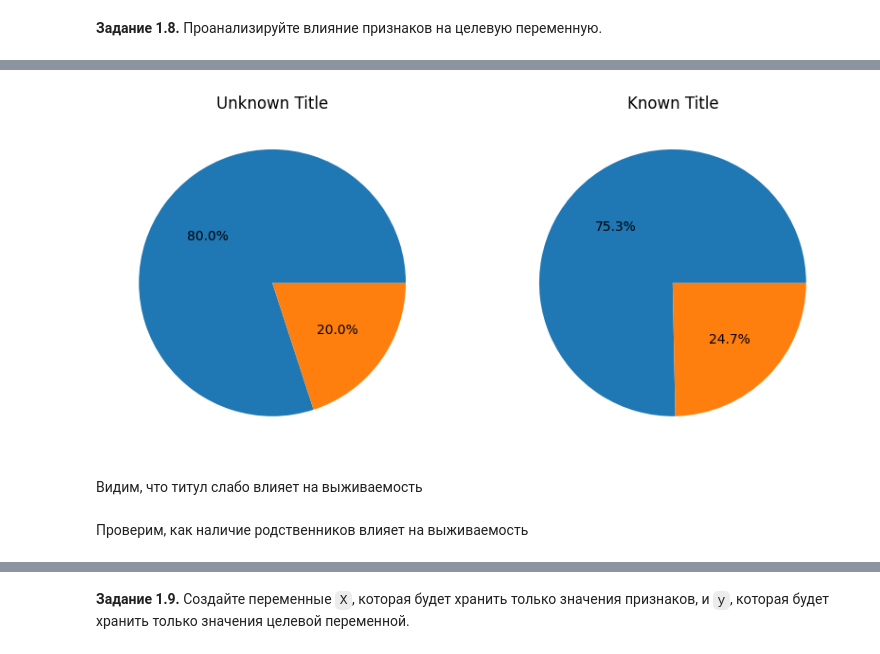
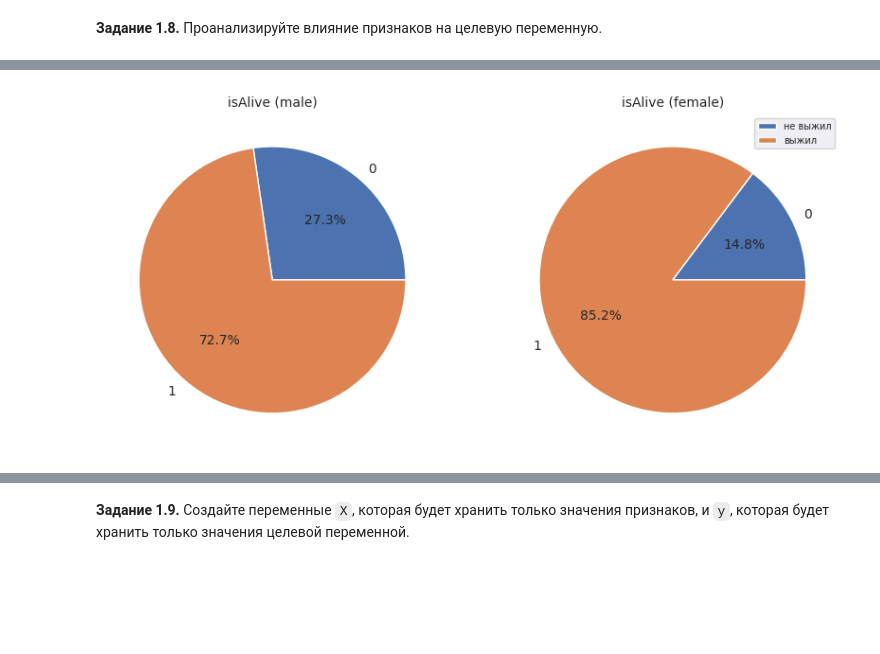
Before and after one commit to episode16/Py, a Jupyter notebook: DLS_mipt/game_of_thrones_hw1/hw_1_game_of_thrones_ipynb.ipynb, the cells around one changed output, grey strips where cells are left out. Drawn from its saved outputs; the diff is of its cells as text; code cells hidden in the pictures; blank space fills up the shorter version.

```diff
--- a/DLS_mipt/game_of_thrones_hw1/hw_1_game_of_thrones_ipynb.ipynb
+++ b/DLS_mipt/game_of_thrones_hw1/hw_1_game_of_thrones_ipynb.ipynb
@@ -382,2 +735,0 @@ NaN значений: 1069
-# %%
-df.loc[df.culture.isnull(), ['culture']] = 'unknown_culture'
@@ -477,0 +736,10 @@ dtype: int64
+# %%
+# удаление признаков, в которых было изначально много пропусков - column_del
+# удаление признаков name , numDeadRelations, popularity
+df.drop(columns = column_del, inplace = True)
+df.drop(columns= ['name', 'numDeadRelations', 'popularity', 'dateOfBirth'], inplace = True)
+
+# для теста тоже
+df_test.drop(columns = column_del, inplace = True)
+df_test.drop(columns= ['name', 'numDeadRelations', 'popularity', 'dateOfBirth'], inplace = True)
+df
@@ -573,0 +899,4 @@ df_encoded
+# %%
+sns.set()
+sns.pairplot(df, height = 2 ,kind ='scatter',diag_kind='kde') # взаимные графики на куче признаков
+plt.show()
@@ -573,0 +930,9 @@ df_encoded
+# %%
+# correlation matrix
+k = 25 # number of variables for heatmap
+plt.figure(figsize=(20, 20))
+cols = corrmat.nlargest(k, 'isAlive')['isAlive'].index
+cm = np.corrcoef(df_encoded[cols].values.T)
+sns.set(font_scale=1.25)
+hm = sns.heatmap(cm, cbar=True, annot=True, square=True, fmt='.2f', annot_kws={'size': 10}, yticklabels=cols.values, xticklabels=cols.values)
+plt.show()
@@ -602,20 +953,18 @@ dtype: int64
 # %%
-# Стоим круговую диаграмму
-data_unknown_title = unknown_title.value_counts()
-data_known_title = known_title.value_counts()
+# female - 0, male - 1
+data_1 = df[df['male']== 1]['isAlive'].value_counts().sort_values()
+data_2 = df[df['male']== 0]['isAlive'].value_counts().sort_values()
 
-fig, (ax1, ax2) = plt.subplots(1, 2, figsize=(10,8))
+fig, (ax1, ax2) = plt.subplots(1, 2, figsize=(10, 8))
 
-ax1.pie(data_unknown_title, autopct='%1.1f%%')
-ax2.pie(data_known_title, autopct='%1.1f%%')
+ax1.pie(data_1.values, labels=data_1.index, autopct='%1.1f%%', textprops={'fontsize': 10})
+ax2.pie(data_2.values, labels=data_2.index, autopct='%1.1f%%', textprops={'fontsize': 10})
 
-ax1.set_title("Unknown Title")
-ax2.set_title("Known Title")
+ax1.set_title('isAlive (male)', fontsize=10)
+ax2.set_title('isAlive (female)', fontsize=10)
+
+plt.legend(['не выжил', 'выжил'], fontsize=7)
 
 plt.show()
 # %% [output]
-[figure, old version]
+[figure, new version]
-# %% [markdown]
-Видим, что титул слабо влияет на выживаемость
-# %% [markdown]
-Проверим, как наличие родственников влияет на выживаемость
```
Also changed, not shown: parts of 140 cells of this notebook.
